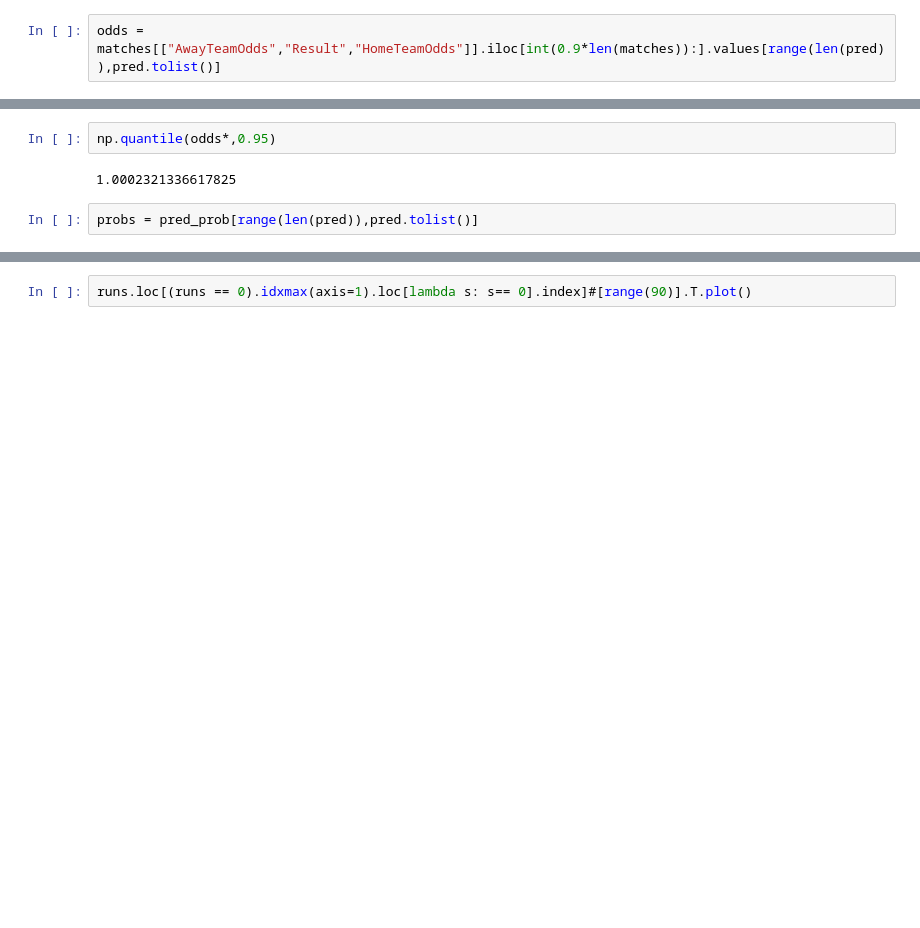
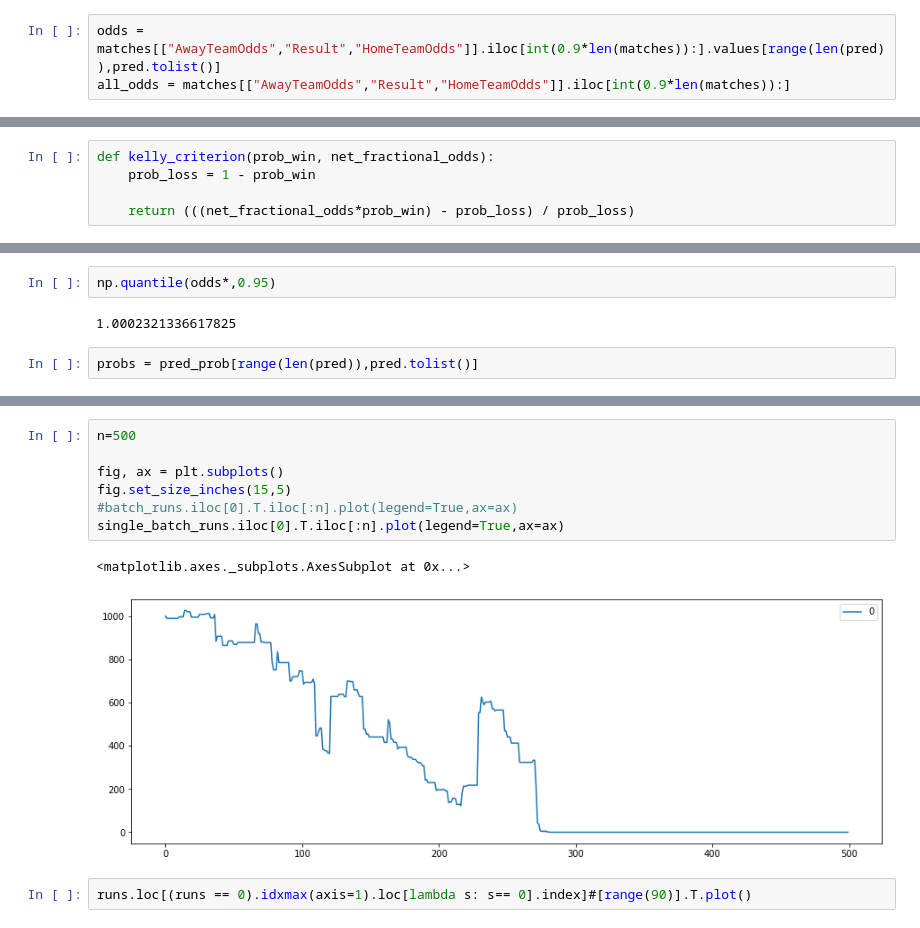
Before and after one commit to Fesche/football_betting, a Jupyter notebook: testing.ipynb, the cells around one changed output, grey strips where cells are left out. Saved outputs shown, nothing was run; the diff lists cells and outputs as text; blank space fills up the shorter version.

```diff
--- a/testing.ipynb
+++ b/testing.ipynb
@@ -377,3 +381,4 @@ pred = np.where(pred==1,0,pred)
 array([2, 0, 0, ..., 2, 2, 0], dtype=int64)
 # %%
 odds = matches[["AwayTeamOdds","Result","HomeTeamOdds"]].iloc[int(0.9*len(matches)):].values[range(len(pred)),pred.tolist()]
+all_odds = matches[["AwayTeamOdds","Result","HomeTeamOdds"]].iloc[int(0.9*len(matches)):]
@@ -420,0 +385,5 @@ def kelly_batch(y, y_hat, odds, probs, cash=1000,bet_frac=0.25, batch_size=20):
+# %%
+def kelly_criterion(prob_win, net_fractional_odds):
+    prob_loss = 1 - prob_win
+
+    return (((net_fractional_odds*prob_win) - prob_loss) / prob_loss)
@@ -499,3 +531,13 @@ batch_runs.T.iloc[:1000].plot(legend=True,figsize=(15,5))
+# %%
+n=500
+
+fig, ax = plt.subplots()
+fig.set_size_inches(15,5)
+#batch_runs.iloc[0].T.iloc[:n].plot(legend=True,ax=ax)
+single_batch_runs.iloc[0].T.iloc[:n].plot(legend=True,ax=ax)
+# %% [output]
+<matplotlib.axes._subplots.AxesSubplot at 0x...>
+[figure, added]
 # %%
 runs.loc[(runs == 0).idxmax(axis=1).loc[lambda s: s== 0].index]#[range(90)].T.plot()
 # %% [output]
```
Also changed, not shown: parts of 32 cells of this notebook, 2 other files.
